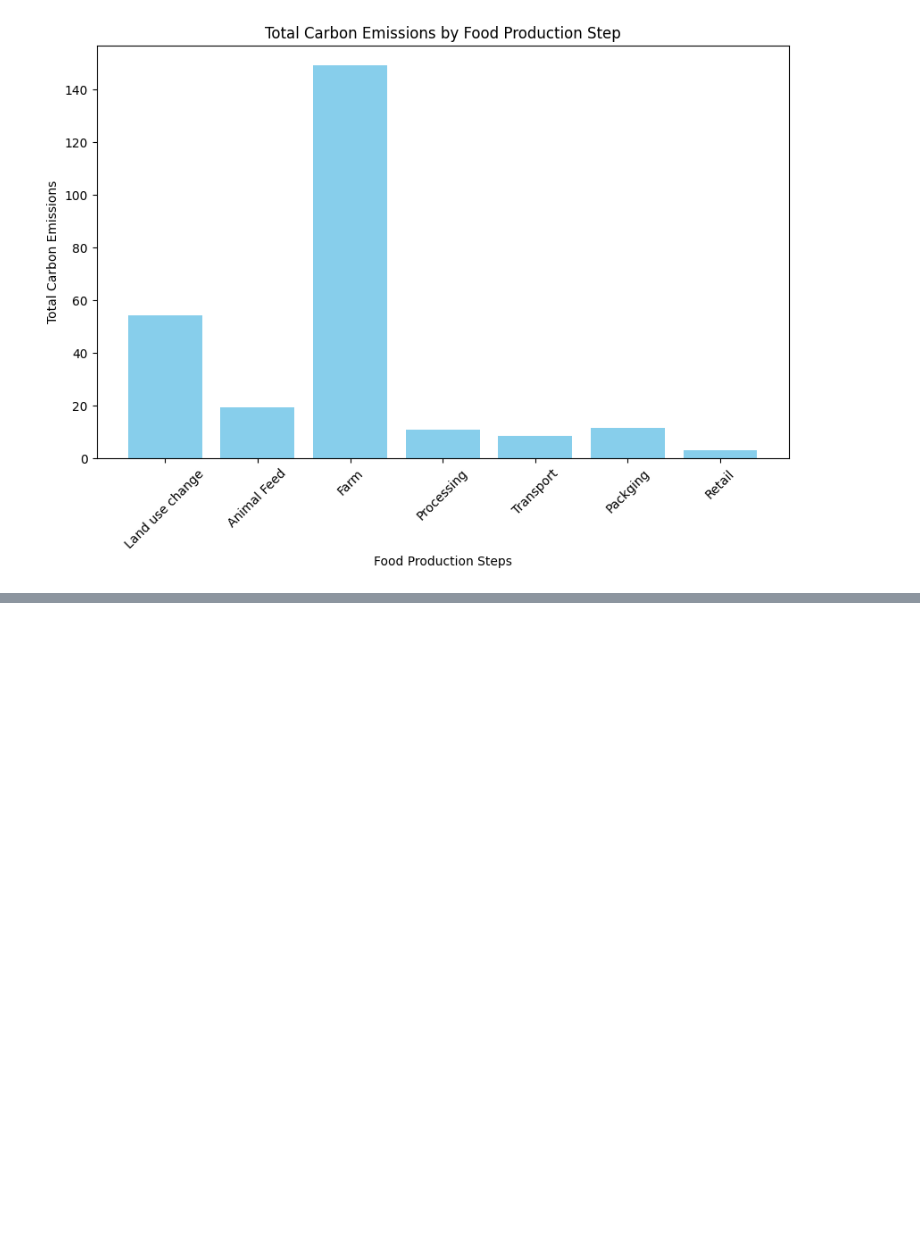
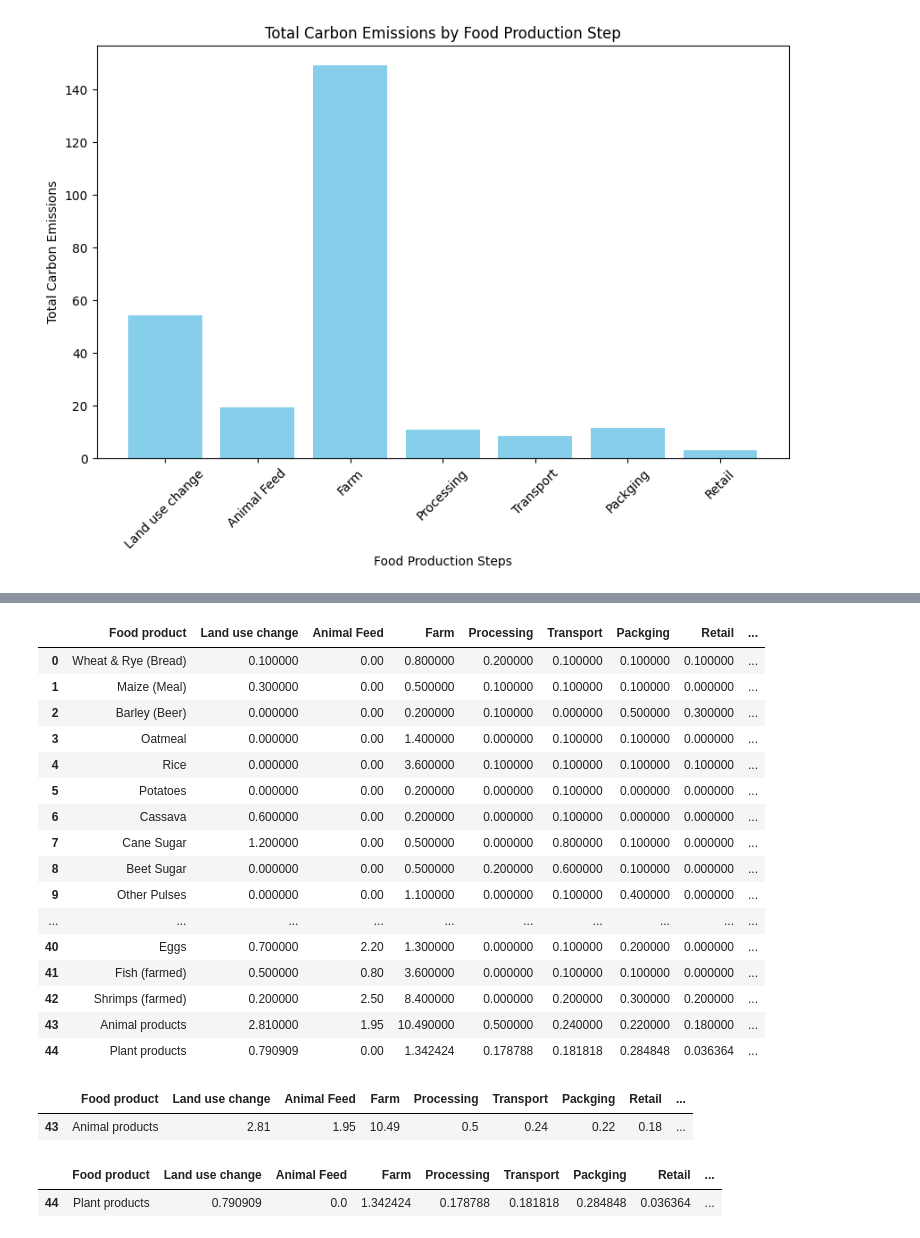
Before and after one commit to NoeliaOriola/Food_production_environmental_impact, a Jupyter notebook: notebooks/Questions_&_Answers.ipynb, the cells around one changed output, grey strips where cells are left out. Cells and saved outputs as stored; diff of their text form; code cells hidden in the pictures; blank space fills up the shorter version.

```diff
--- a/notebooks/Questions_&_Answers.ipynb
+++ b/notebooks/Questions_&_Answers.ipynb
@@ -138,0 +173,54 @@ plt.show()
+# %%
+# Replacing missing values NANs in the 2 new rows with the mean from animal and plant based products.
+
+def replace_nan_with_mean_for_rows(df):
+
+    plant_mean = df.iloc[:33, 1:].mean()
+
+
+    animal_mean = df.iloc[33:43, 1:].mean()
+
+
+    df.iloc[44, 0:] = df.iloc[44, 0:].fillna(plant_mean)
+
+
+    df.iloc[43, 0:] = df.iloc[43, 0:].fillna(animal_mean)
+
+    return df
+# %%
+replace_nan_with_mean_for_rows(df)
+
+#Applied the function to the dataframe
+# %% [output]
+|  | Food product | Land use change | Animal Feed | Farm | Processing | Transport | Packging | Retail | ... |
+| 0 | Wheat & Rye (Bread) | 0.100000 | 0.00 | 0.800000 | 0.200000 | 0.100000 | 0.100000 | 0.100000 | ... |
+| 1 | Maize (Meal) | 0.300000 | 0.00 | 0.500000 | 0.100000 | 0.100000 | 0.100000 | 0.000000 | ... |
+| 2 | Barley (Beer) | 0.000000 | 0.00 | 0.200000 | 0.100000 | 0.000000 | 0.500000 | 0.300000 | ... |
+| 3 | Oatmeal | 0.000000 | 0.00 | 1.400000 | 0.000000 | 0.100000 | 0.100000 | 0.000000 | ... |
+| 4 | Rice | 0.000000 | 0.00 | 3.600000 | 0.100000 | 0.100000 | 0.100000 | 0.100000 | ... |
+| 5 | Potatoes | 0.000000 | 0.00 | 0.200000 | 0.000000 | 0.100000 | 0.000000 | 0.000000 | ... |
+| 6 | Cassava | 0.600000 | 0.00 | 0.200000 | 0.000000 | 0.100000 | 0.000000 | 0.000000 | ... |
+| 7 | Cane Sugar | 1.200000 | 0.00 | 0.500000 | 0.000000 | 0.800000 | 0.100000 | 0.000000 | ... |
+| 8 | Beet Sugar | 0.000000 | 0.00 | 0.500000 | 0.200000 | 0.600000 | 0.100000 | 0.000000 | ... |
+| 9 | Other Pulses | 0.000000 | 0.00 | 1.100000 | 0.000000 | 0.100000 | 0.400000 | 0.000000 | ... |
+| ... | ... | ... | ... | ... | ... | ... | ... | ... | ... |
+| 40 | Eggs | 0.700000 | 2.20 | 1.300000 | 0.000000 | 0.100000 | 0.200000 | 0.000000 | ... |
+| 41 | Fish (farmed) | 0.500000 | 0.80 | 3.600000 | 0.000000 | 0.100000 | 0.100000 | 0.000000 | ... |
+| 42 | Shrimps (farmed) | 0.200000 | 2.50 | 8.400000 | 0.000000 | 0.200000 | 0.300000 | 0.200000 | ... |
+| 43 | Animal products | 2.810000 | 1.95 | 10.490000 | 0.500000 | 0.240000 | 0.220000 | 0.180000 | ... |
+| 44 | Plant products | 0.790909 | 0.00 | 1.342424 | 0.178788 | 0.181818 | 0.284848 | 0.036364 | ... |
+# %%
+# fitered dataframe
+rows_to_answer= [43]
+filtered_df_food = df.loc[rows_to_answer]
+display(filtered_df_food)
+# %% [output]
+|  | Food product | Land use change | Animal Feed | Farm | Processing | Transport | Packging | Retail | ... |
+| 43 | Animal products | 2.81 | 1.95 | 10.49 | 0.5 | 0.24 | 0.22 | 0.18 | ... |
+# %%
+rows_to_answer1= [44]
+filtered_df_food1 = df.loc[rows_to_answer1]
+display(filtered_df_food1)
+# %% [output]
+|  | Food product | Land use change | Animal Feed | Farm | Processing | Transport | Packging | Retail | ... |
+| 44 | Plant products | 0.790909 | 0.0 | 1.342424 | 0.178788 | 0.181818 | 0.284848 | 0.036364 | ... |
```
Also changed, not shown: parts of 29 cells of this notebook.
